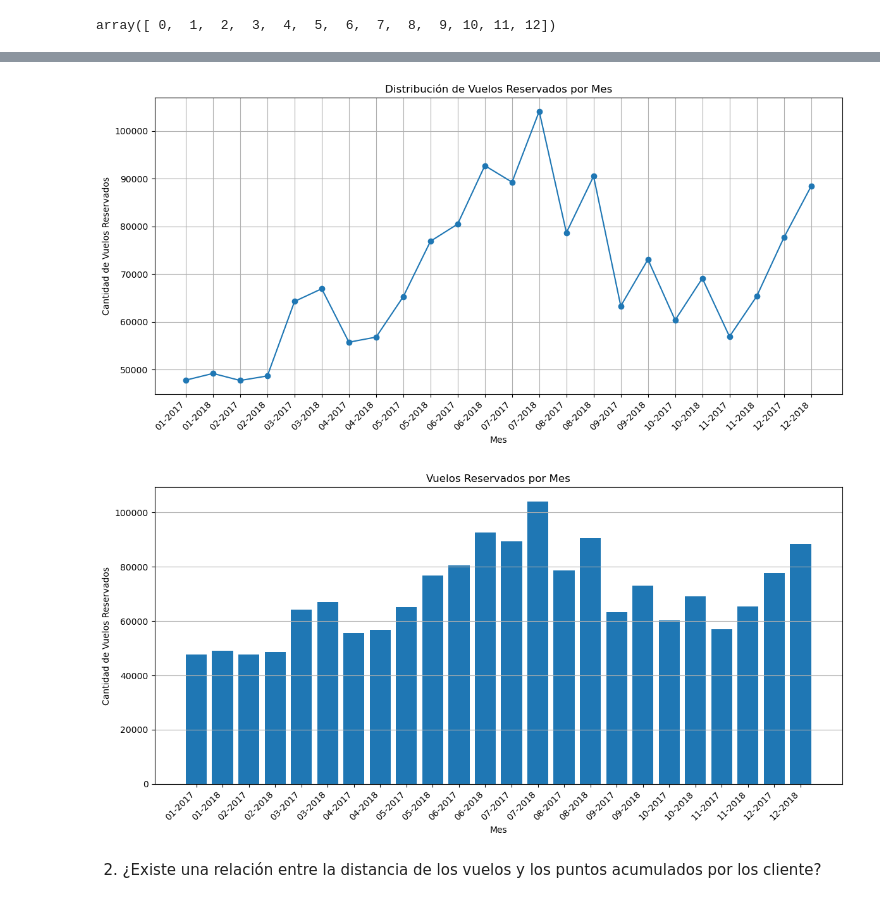
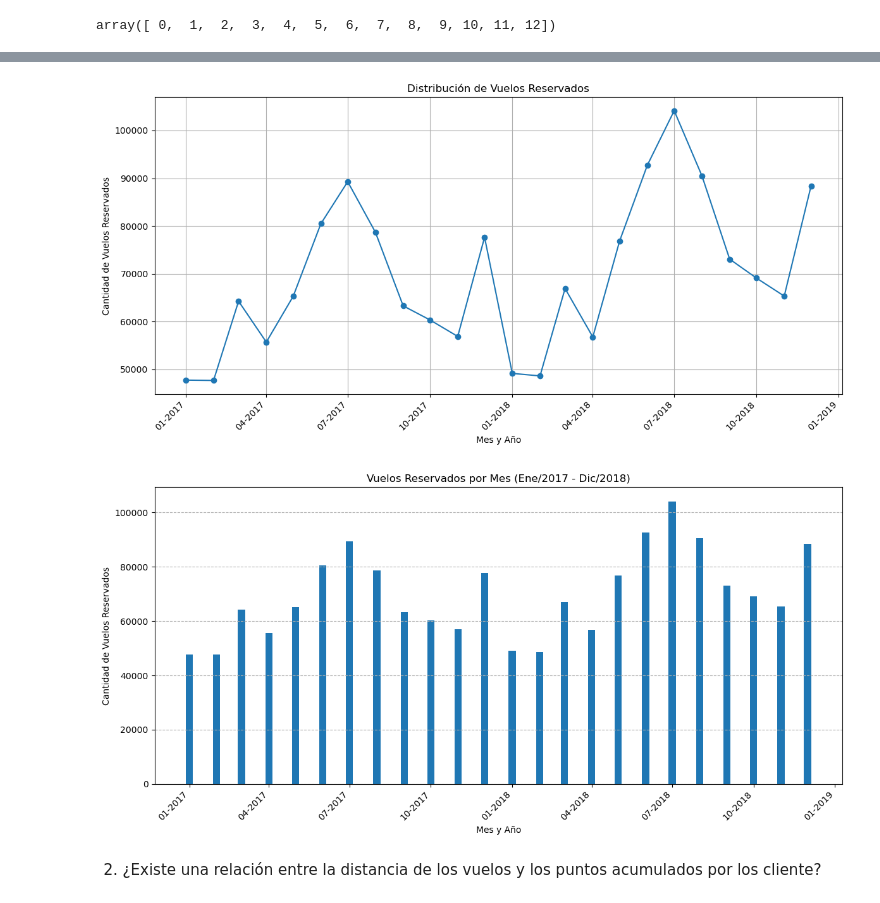
Before and after one commit to Adalab/bda-modulo-3-evaluacion-final-lucianayelicich, a Jupyter notebook: Fase 2 - Visualización/visualizacion.ipynb, the cells around one changed output, grey strips where cells are left out. Drawn from its saved outputs; the diff is of its cells as text; code cells hidden in the pictures.

Commit message:
visualizacion completa

```diff
--- a/Fase 2 - Visualización/visualizacion.ipynb
+++ b/Fase 2 - Visualización/visualizacion.ipynb
@@ -16,6 +17,8 @@ import seaborn as sns
 pd.set_option('display.max_columns', None) # para poder visualizar todas las columnas de los DataFrames
 # %%
 #importamos el dataset
-df = pd.read_csv('/Users/lucianayelicich/Desktop/Adalab/bda-modulo-3-evaluacion-final-lucianayelicich/Data/archivo_aviacion_final.csv', index_col=0)
-df.head(1)
+# Lee el archivo CSV.
+# El argumento 'parse_dates' le dice a pandas qué columna(s) debe interpretar como fechas.
+df = pd.read_csv('/Users/lucianayelicich/Desktop/Adalab/bda-modulo-3-evaluacion-final-lucianayelicich/Data/archivo_aviacion_final.csv', parse_dates=['Date'])
+df.head()
 # %% [output]
@@ -46,35 +88,81 @@ df_vuelos_por_mes.head()
 # %%
-# Crear el gráfico de líneas
+# 1. Define las fechas de inicio y fin para el filtro
+start_date = '2017-01-01'
+end_date = '2018-12-31'
+
+# 2. Filtra el DataFrame para incluir solo el rango de fechas deseado
+# Usamos una máscara booleana para seleccionar las filas.
+df_filtrado = df_vuelos_por_mes[
+    (df_vuelos_por_mes['Date'] >= start_date) &
+    (df_vuelos_por_mes['Date'] <= end_date)
+]
+
+# 3. Ordena el DataFrame filtrado por la columna 'Date'
+df_filtrado = df_filtrado.sort_values(by='Date')
+
+# 4. Crea el gráfico
 plt.figure(figsize=(12, 6))
-plt.plot(df_vuelos_por_mes['Date'], df_vuelos_por_mes['Flights Booked'], marker='o', linestyle='-')
+ax = plt.gca()
 
-# Añadir etiquetas y título
-plt.title('Distribución de Vuelos Reservados por Mes')
-plt.xlabel('Mes')
+# Formatea el eje X para mostrar solo mes y año
+date_format = mdates.DateFormatter('%m-%Y')
+ax.xaxis.set_major_formatter(date_format)
+
+# Grafica los datos del DataFrame filtrado
+plt.plot(df_filtrado['Date'], df_filtrado['Flights Booked'], marker='o', linestyle='-')
+
+# Añade etiquetas y título
+plt.title('Distribución de Vuelos Reservados')
+plt.xlabel('Mes y Año')
 plt.ylabel('Cantidad de Vuelos Reservados')
 plt.grid(True)
 
-# Mejorar la legibilidad de las etiquetas del eje X
+# Mejora la legibilidad de las etiquetas
 plt.xticks(rotation=45, ha='right')
-plt.tight_layout()  # Ajusta el diseño para que no se corten las etiquetas
+plt.tight_layout()
 plt.show()
 # %% [output]
-[figure, old version]
+[figure, new version]
 # %%
 # Gráfico de barras (alternativa)
+
+# 1. Asegúrate de que tu DataFrame esté ordenado cronológicamente.
+# Esto es esencial para que las barras se muestren en la secuencia correcta.
+df_vuelos_por_mes = df_vuelos_por_mes.sort_values(by='Date')
+
+# 2. Define las fechas de inicio y fin para el filtro.
+start_date = '2017-01-01'
+end_date = '2018-12-31'
+
+# 3. Filtra el DataFrame para el rango de fechas deseado.
+df_filtrado = df_vuelos_por_mes[
+    (df_vuelos_por_mes['Date'] >= start_date) &
+    (df_vuelos_por_mes['Date'] <= end_date)
+]
+
+# 4. Crea el gráfico de barras.
 plt.figure(figsize=(12, 6))
-plt.bar(df_vuelos_por_mes['Date'], df_vuelos_por_mes['Flights Booked'])
+ax = plt.gca()
 
-# Añadir etiquetas y título
-plt.title('Vuelos Reservados por Mes')
-plt.xlabel('Mes')
+# Formatea el eje X para mostrar solo mes y año.
+date_format = mdates.DateFormatter('%m-%Y')
+ax.xaxis.set_major_formatter(date_format)
+
+# Usa el DataFrame filtrado para generar el gráfico de barras.
+plt.bar(df_filtrado['Date'], df_filtrado['Flights Booked'], width=8)
+
+# Añade etiquetas y título.
+plt.title('Vuelos Reservados por Mes (Ene/2017 - Dic/2018)')
+plt.xlabel('Mes y Año')
 plt.ylabel('Cantidad de Vuelos Reservados')
-plt.grid(axis='y') # Añade una cuadrícula solo en el eje y
+plt.grid(axis='y', linestyle='--') # Añade una cuadrícula punteada solo en el eje y
+
+# Mejora la legibilidad de las etiquetas del eje X.
 plt.xticks(rotation=45, ha='right')
 plt.tight_layout()
 plt.show()
 # %% [output]
-[figure, old version]
+[figure, new version]
 # %% [markdown]
  2. ¿Existe una relación entre la distancia de los vuelos y los puntos acumulados por los cliente?
 # %%
```
Also changed, not shown: parts of 22 cells of this notebook.
